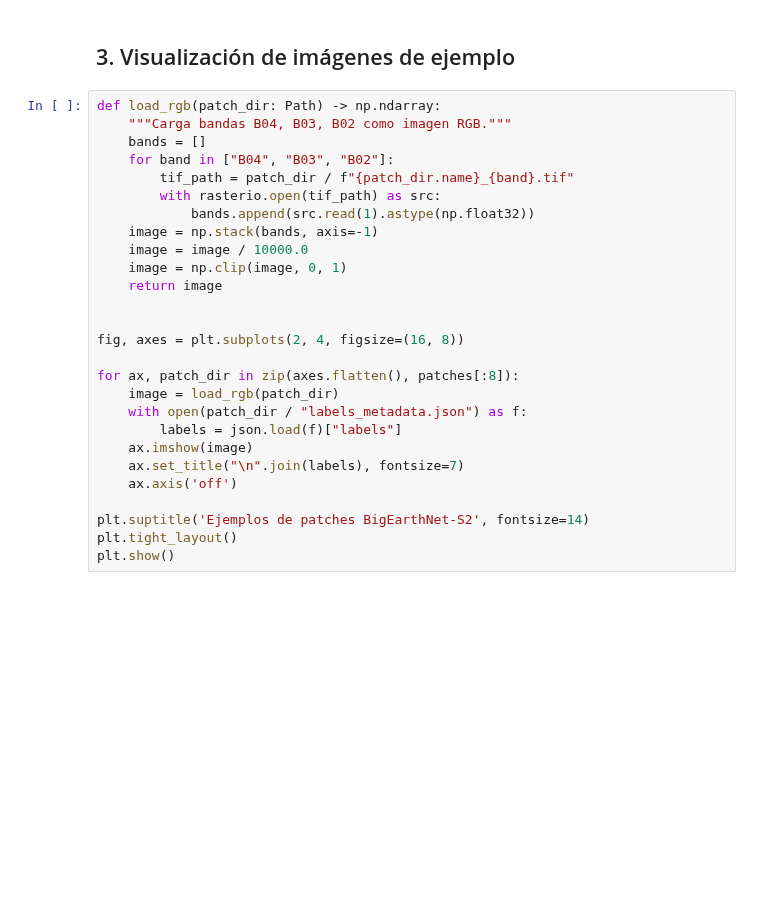
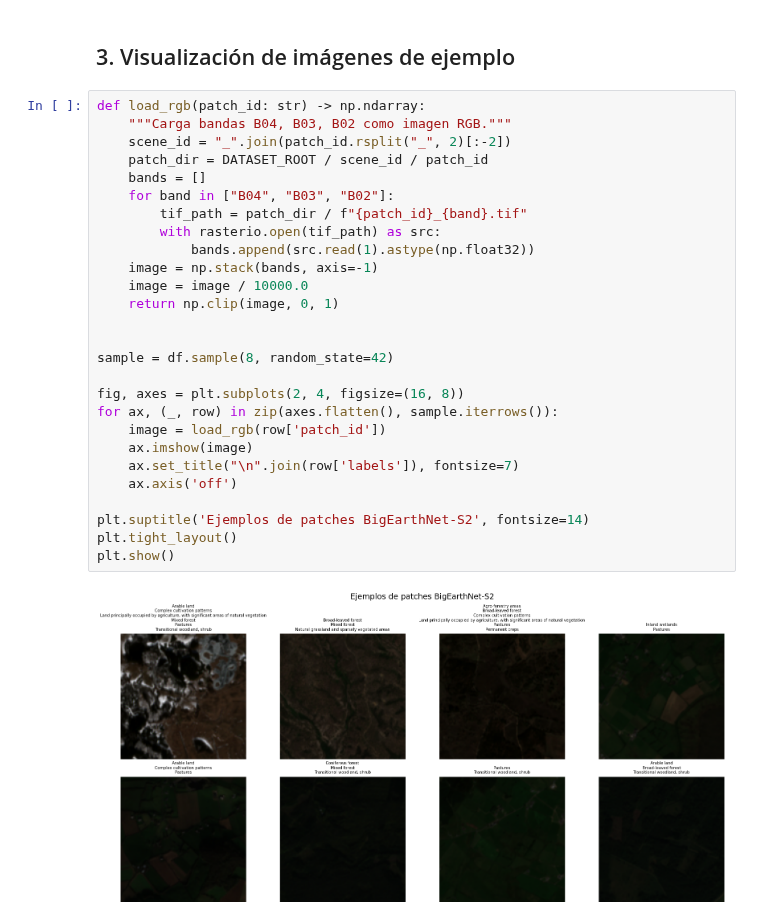
Before and after one commit to alerguezrojas/tfg-distributed-transformers, a Jupyter notebook: notebooks/01_explore_dataset.ipynb, the cells around one changed output. Drawn from its saved outputs; the diff is of its cells as text; blank space fills up the shorter version.

```diff
--- a/notebooks/01_explore_dataset.ipynb
+++ b/notebooks/01_explore_dataset.ipynb
@@ -49,29 +70,31 @@ plt.show()
 # %% [markdown]
 ## 3. Visualización de imágenes de ejemplo
 # %%
-def load_rgb(patch_dir: Path) -> np.ndarray:
+def load_rgb(patch_id: str) -> np.ndarray:
     """Carga bandas B04, B03, B02 como imagen RGB."""
+    scene_id = "_".join(patch_id.rsplit("_", 2)[:-2])
+    patch_dir = DATASET_ROOT / scene_id / patch_id
     bands = []
     for band in ["B04", "B03", "B02"]:
-        tif_path = patch_dir / f"{patch_dir.name}_{band}.tif"
+        tif_path = patch_dir / f"{patch_id}_{band}.tif"
         with rasterio.open(tif_path) as src:
             bands.append(src.read(1).astype(np.float32))
     image = np.stack(bands, axis=-1)
     image = image / 10000.0
-    image = np.clip(image, 0, 1)
-    return image
+    return np.clip(image, 0, 1)
 
 
+sample = df.sample(8, random_state=42)
+
 fig, axes = plt.subplots(2, 4, figsize=(16, 8))
-
-for ax, patch_dir in zip(axes.flatten(), patches[:8]):
-    image = load_rgb(patch_dir)
-    with open(patch_dir / "labels_metadata.json") as f:
-        labels = json.load(f)["labels"]
+for ax, (_, row) in zip(axes.flatten(), sample.iterrows()):
+    image = load_rgb(row['patch_id'])
     ax.imshow(image)
-    ax.set_title("\n".join(labels), fontsize=7)
+    ax.set_title("\n".join(row['labels']), fontsize=7)
     ax.axis('off')
 
 plt.suptitle('Ejemplos de patches BigEarthNet-S2', fontsize=14)
 plt.tight_layout()
 plt.show()
+# %% [output]
+[figure, added]
```
Also changed, not shown: parts of 9 cells of this notebook.
